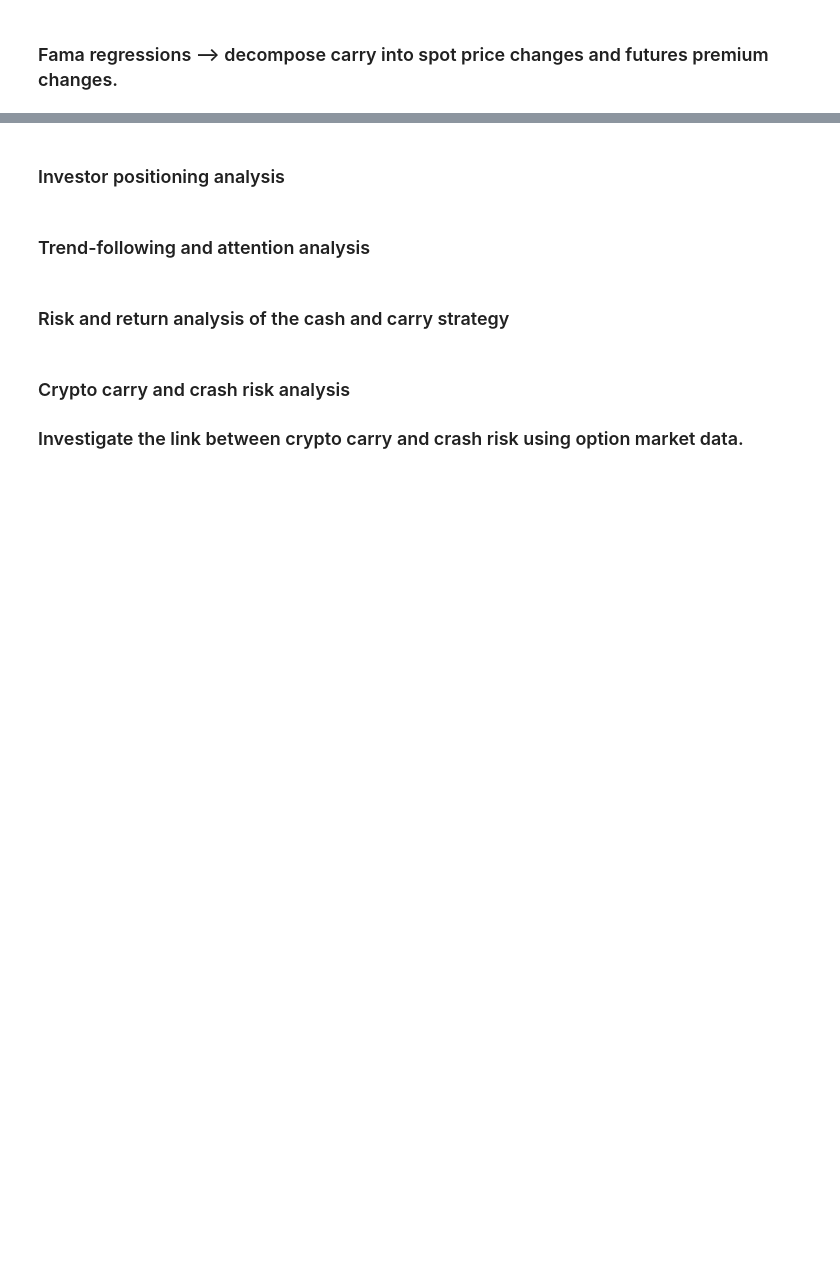
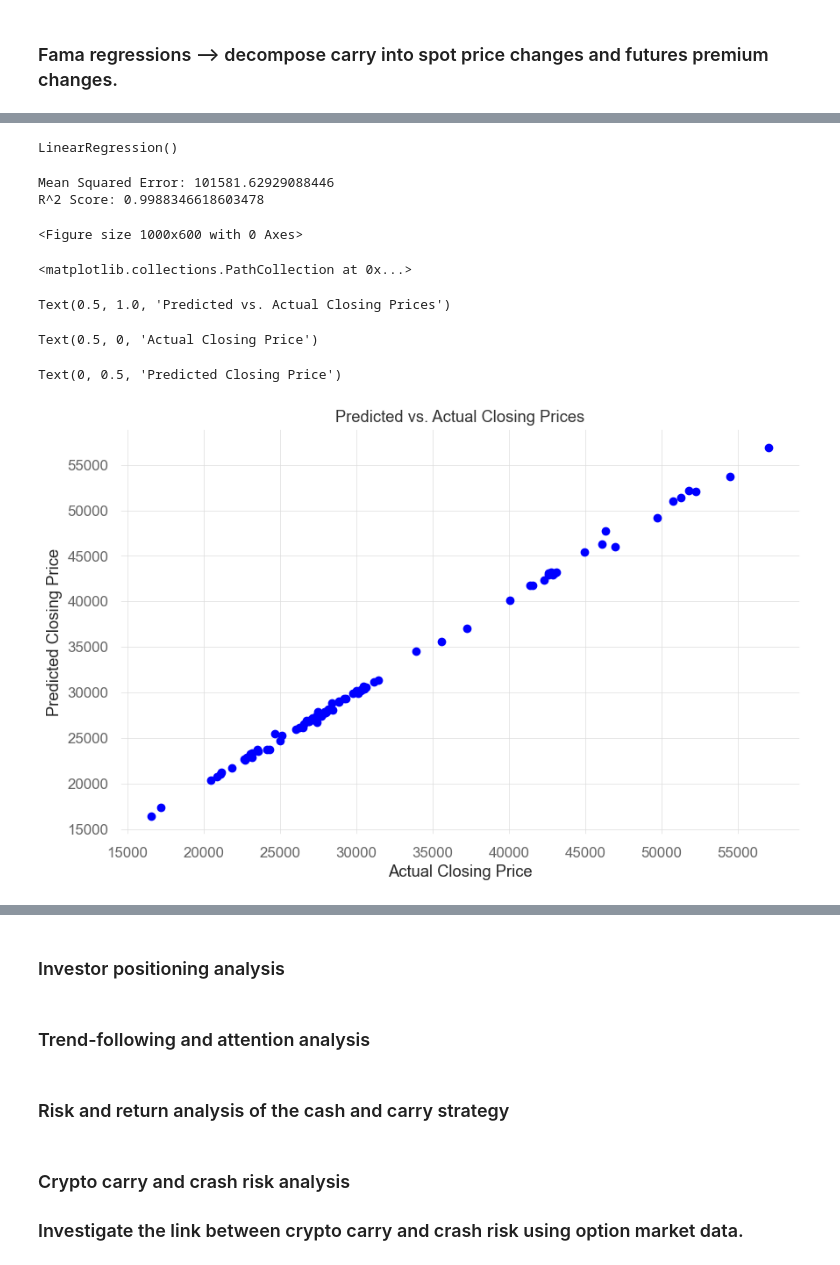
Before and after one commit to mukeshcodeshere/nb_research_crypto, a Jupyter notebook: src/data_analysis_daily_paper.ipynb, the cells around one changed output, grey strips where cells are left out. Saved outputs shown, nothing was run; the diff lists cells and outputs as text; code cells hidden in the pictures; blank space fills up the shorter version.

```diff
--- a/src/data_analysis_daily_paper.ipynb
+++ b/src/data_analysis_daily_paper.ipynb
@@ -319,0 +336,47 @@ Notes:
+# %%
+import pandas as pd
+from sklearn.model_selection import train_test_split
+from sklearn.linear_model import LinearRegression
+from sklearn.metrics import mean_squared_error, r2_score
+import matplotlib.pyplot as plt
+
+# For simplicity, let's use Linear Regression as the model
+model = LinearRegression()
+
+# Step 4: Model Training
+# Extracting features and target variable
+X = daily_df_btc[['open', 'low', 'high', 'volume', 'cont_records', 'quote_volume']]
+y = daily_df_btc['close']
+
+# Splitting the dataset into training and testing sets (80% train, 20% test)
+X_train, X_test, y_train, y_test = train_test_split(X, y, test_size=0.2, random_state=42)
+
+# Training the model
+model.fit(X_train, y_train)
+
+# Making predictions
+y_pred = model.predict(X_test)
+
+# Evaluating the model
+mse = mean_squared_error(y_test, y_pred)
+r2 = r2_score(y_test, y_pred)
+print("Mean Squared Error:", mse)
+print("R^2 Score:", r2)
+
+# Plotting predicted vs. actual values
+plt.figure(figsize=(10, 6))
+plt.scatter(y_test, y_pred, color='blue')
+plt.title('Predicted vs. Actual Closing Prices')
+plt.xlabel('Actual Closing Price')
+plt.ylabel('Predicted Closing Price')
+plt.show()
+# %% [output]
+LinearRegression()
+Mean Squared Error: 101581.62929088446
+R^2 Score: 0.9988346618603478
+<Figure size 1000x600 with 0 Axes>
+<matplotlib.collections.PathCollection at 0x...>
+Text(0.5, 1.0, 'Predicted vs. Actual Closing Prices')
+Text(0.5, 0, 'Actual Closing Price')
+Text(0, 0.5, 'Predicted Closing Price')
+[figure, added]
```
Also changed, not shown: parts of 8 cells of this notebook, 9 other files.
